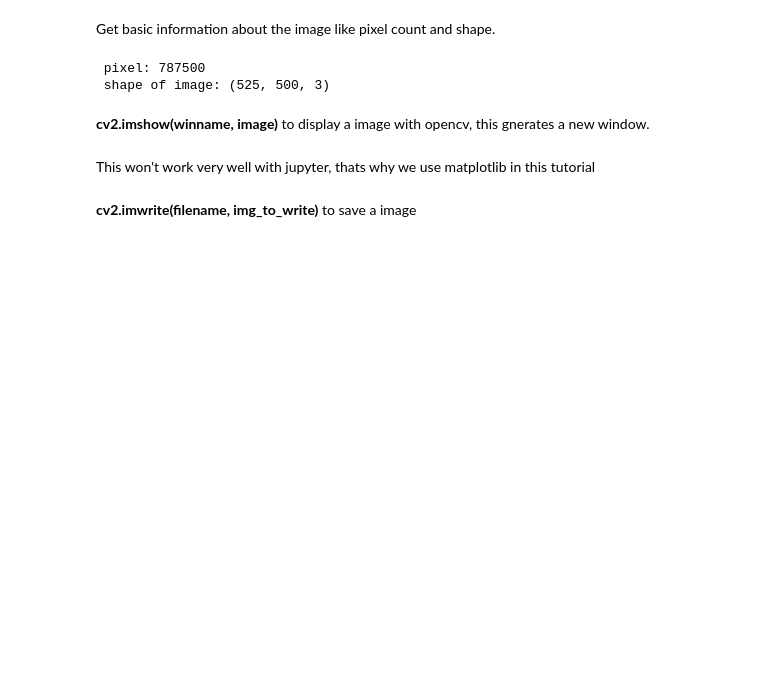
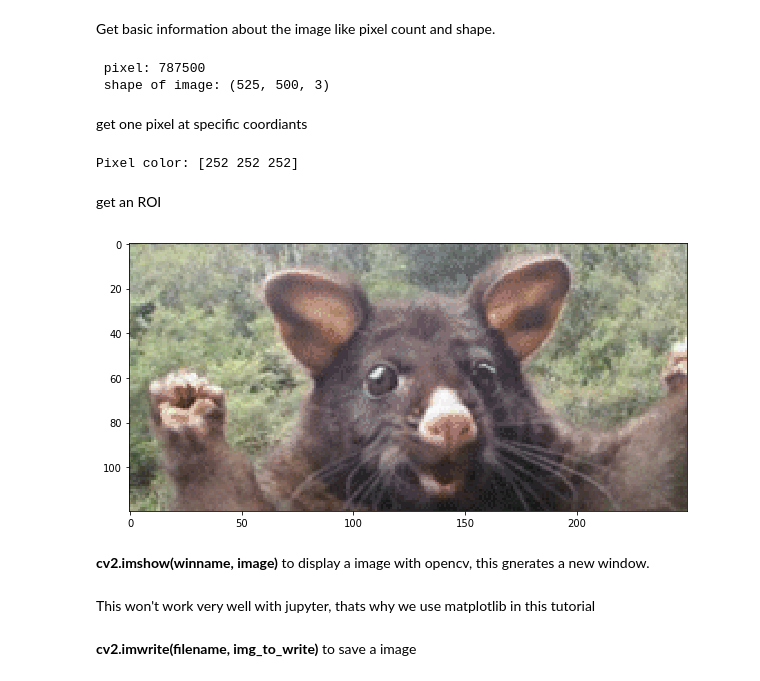
Before and after one commit to DatTobbes/OpenCV-Baiscs, a Jupyter notebook: opencv_tutorial_1.ipynb, the cells around one changed output. Drawn from its saved outputs; the diff is of its cells as text; code cells hidden in the pictures; blank space fills up the shorter version.

```diff
--- a/opencv_basics.ipynb
+++ b/opencv_tutorial_1.ipynb
@@ -41,6 +61,21 @@ print(f" shape of image: {shape}")
 # %% [output]
  pixel: 787500
  shape of image: (525, 500, 3)
+# %% [markdown]
+get one pixel at specific coordiants
+# %%
+pixel = img[100,100]
+print(f"Pixel color: {pixel}")
+# %% [output]
+Pixel color: [252 252 252]
+# %% [markdown]
+get an ROI
+# %%
+roi = img[180:300,100:350]
+
+plot_image(roi)
+# %% [output]
+[figure, added]
 # %% [markdown]
 **cv2.imshow(winname, image)** to display a image with opencv, this gnerates a new window.
 # %%
```
Also changed, not shown: parts of 6 cells of this notebook, 1 other file.
